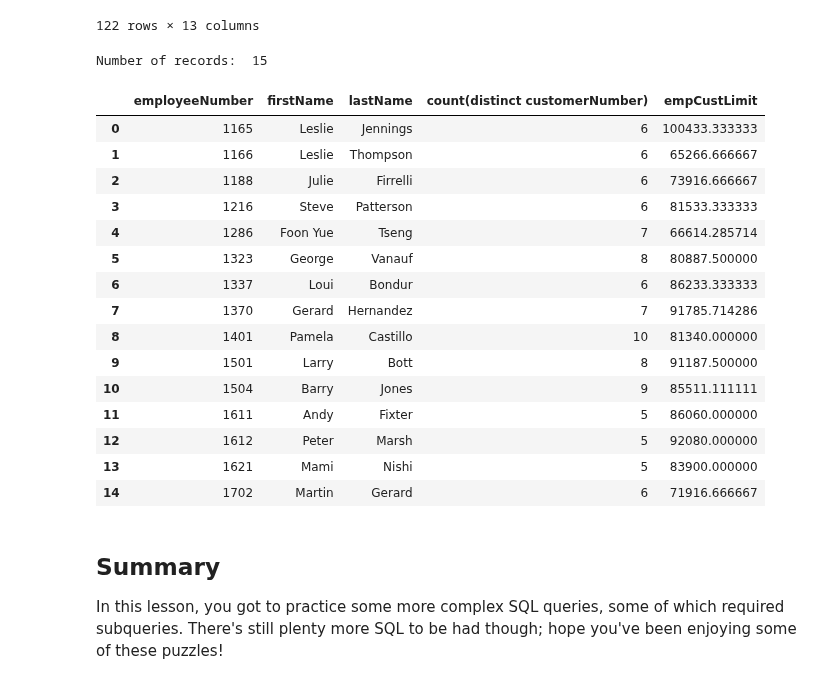
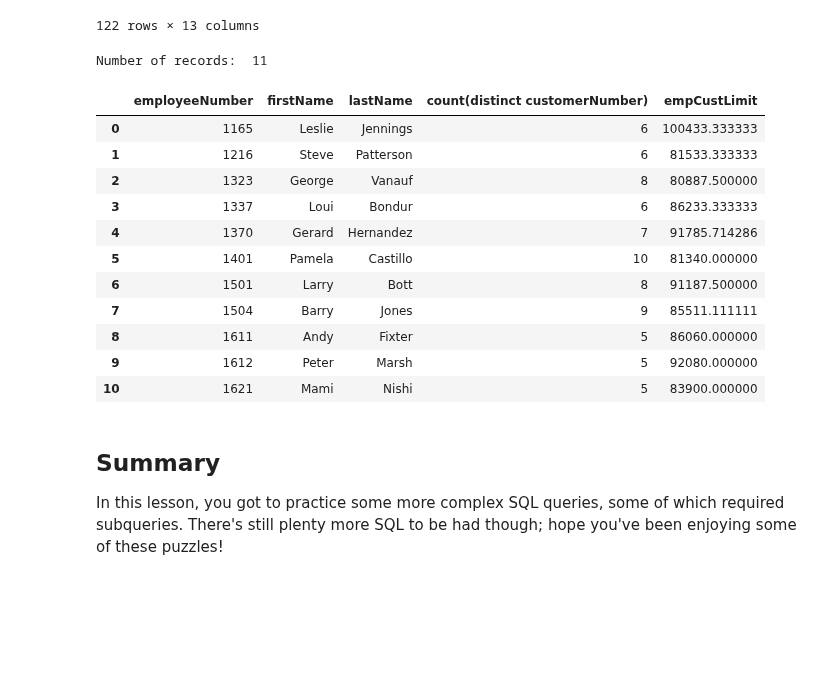
Before and after one commit to LearnCoTEMP1178/dsc-sql-subqueries-lab-dc-ds-071519, a Jupyter notebook: index.ipynb, the cells around one changed output. Drawn from its saved outputs; the diff is of its cells as text; code cells hidden in the pictures; blank space fills up the shorter version.

```diff
--- a/index.ipynb
+++ b/index.ipynb
@@ -152,39 +152,35 @@ Number of records:  122
 # %%
 #Your code here
 df = pd.DataFrame(
     c.execute("""
 
 SELECT employeeNumber, firstName, lastName, count(distinct customerNumber), AVG(c.creditLimit) as empCustLimit
 FROM employees as e
 JOIN customers as c
 ON e.employeeNumber = c.salesRepEmployeeNumber
 GROUP BY 1,2,3
-HAVING empCustLimit
+HAVING empCustLimit > 80000
 
 """).fetchall()
 )
 
 print('Number of records: ',len(df))
 df.columns = [x[0] for x in c.description]
 df
 # %% [output]
-Number of records:  15
+Number of records:  11
 |  | employeeNumber | firstName | lastName | count(distinct customerNumber) | empCustLimit |
 | 0 | 1165 | Leslie | Jennings | 6 | 100433.333333 |
-| 1 | 1166 | Leslie | Thompson | 6 | 65266.666667 |
-| 2 | 1188 | Julie | Firrelli | 6 | 73916.666667 |
-| 3 | 1216 | Steve | Patterson | 6 | 81533.333333 |
-| 4 | 1286 | Foon Yue | Tseng | 7 | 66614.285714 |
-| 5 | 1323 | George | Vanauf | 8 | 80887.500000 |
-| 6 | 1337 | Loui | Bondur | 6 | 86233.333333 |
-| 7 | 1370 | Gerard | Hernandez | 7 | 91785.714286 |
-| 8 | 1401 | Pamela | Castillo | 10 | 81340.000000 |
-| 9 | 1501 | Larry | Bott | 8 | 91187.500000 |
-| 10 | 1504 | Barry | Jones | 9 | 85511.111111 |
-| 11 | 1611 | Andy | Fixter | 5 | 86060.000000 |
-| 12 | 1612 | Peter | Marsh | 5 | 92080.000000 |
-| 13 | 1621 | Mami | Nishi | 5 | 83900.000000 |
-| 14 | 1702 | Martin | Gerard | 6 | 71916.666667 |
+| 1 | 1216 | Steve | Patterson | 6 | 81533.333333 |
+| 2 | 1323 | George | Vanauf | 8 | 80887.500000 |
+| 3 | 1337 | Loui | Bondur | 6 | 86233.333333 |
+| 4 | 1370 | Gerard | Hernandez | 7 | 91785.714286 |
+| 5 | 1401 | Pamela | Castillo | 10 | 81340.000000 |
+| 6 | 1501 | Larry | Bott | 8 | 91187.500000 |
+| 7 | 1504 | Barry | Jones | 9 | 85511.111111 |
+| 8 | 1611 | Andy | Fixter | 5 | 86060.000000 |
+| 9 | 1612 | Peter | Marsh | 5 | 92080.000000 |
+| 10 | 1621 | Mami | Nishi | 5 | 83900.000000 |
 # %% [markdown]
 ## Summary
 
```
